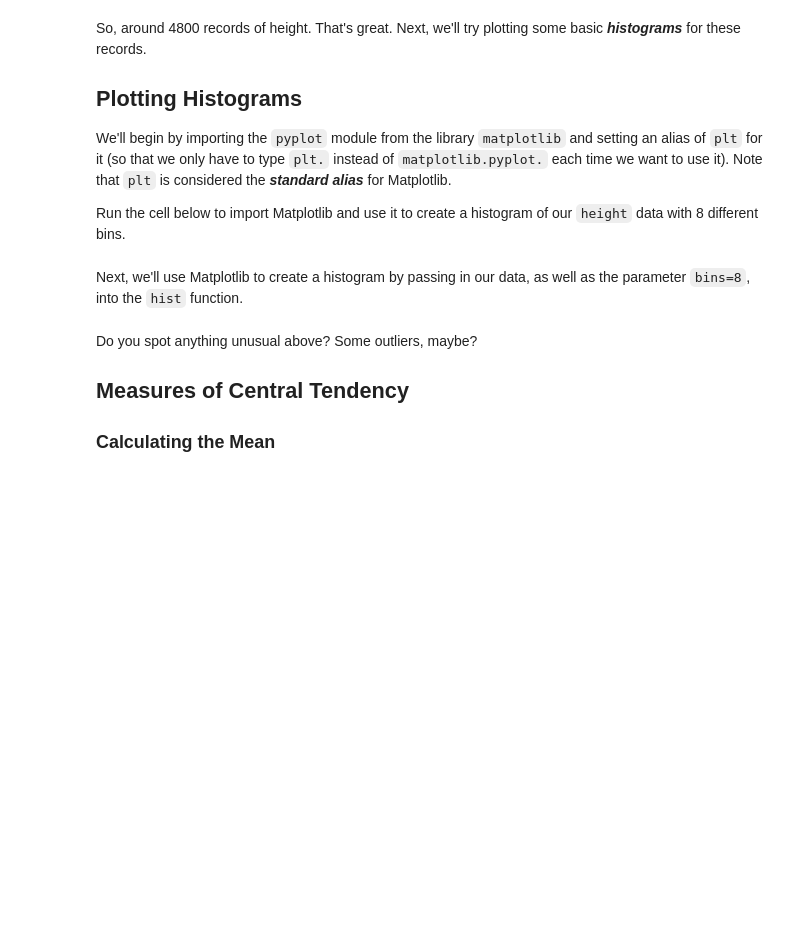
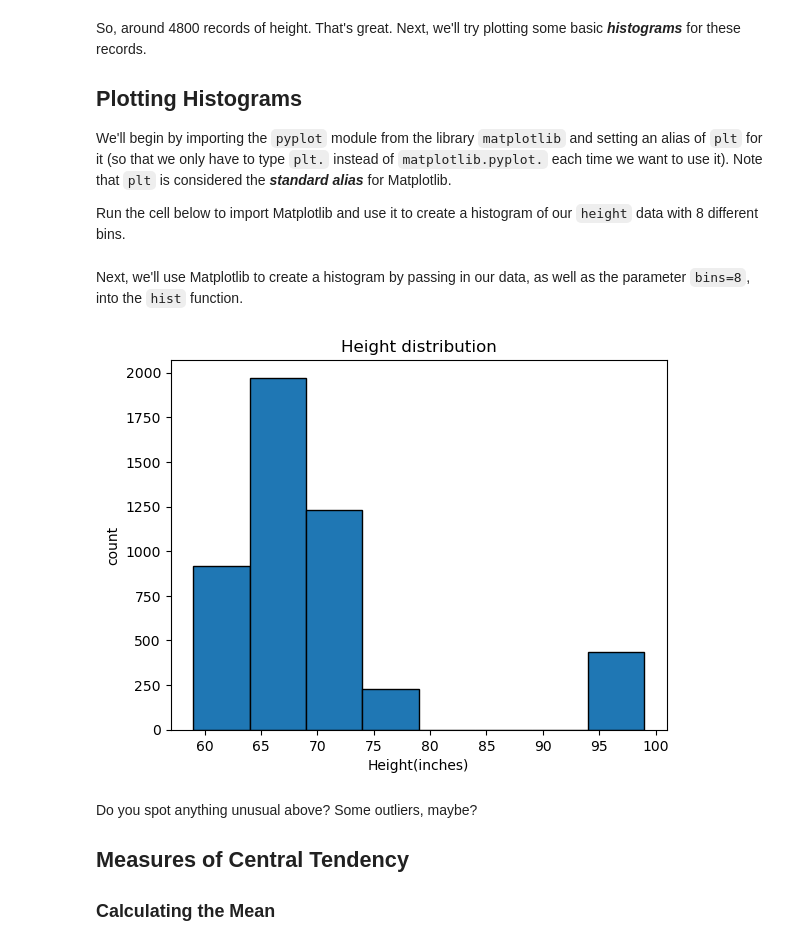
Before and after one commit to carol-maina/dsc-implementing-statistics-with-functions-lab, a Jupyter notebook: index.ipynb, the cells around one changed output. Drawn from its saved outputs; the diff is of its cells as text; code cells hidden in the pictures; blank space fills up the shorter version.

```diff
--- a/index.ipynb
+++ b/index.ipynb
@@ -24,0 +76,5 @@ height = list(df['height'])
+# %%
+#df - all information in the csv file. rows and columns
+#df['height']- gives all values associated with the height
+height = list(df['height'])#outputs values in height column as a list
+height
@@ -70,7 +149,13 @@ Next, we'll use Matplotlib to create a histogram by passing in our data, as well
 # %%
 # Run this cell without changes
 # A histogram should display below
-plt.hist(height, bins=8, edgecolor = 'black');
+plt.hist(height, bins=8, edgecolor = 'black')
+plt.xlabel('Height(inches)')
+plt.ylabel('count')
+plt.title('Height distribution')
+plt.show()
+# %% [output]
+[figure, added]
 # %% [markdown]
 Do you spot anything unusual above? Some outliers, maybe?
 
```
Also changed, not shown: parts of 15 cells of this notebook.
